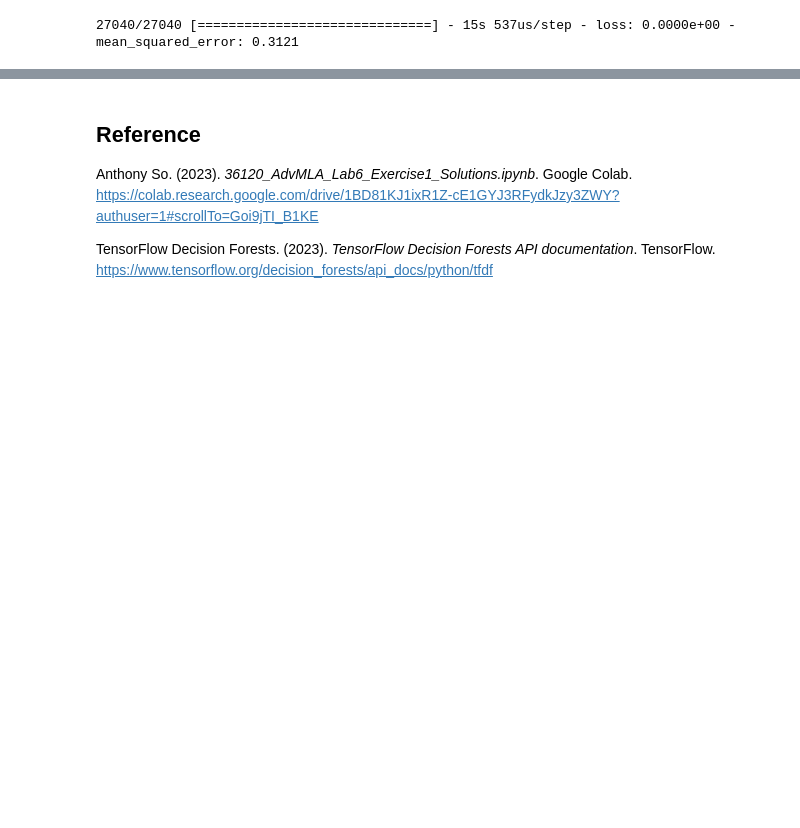
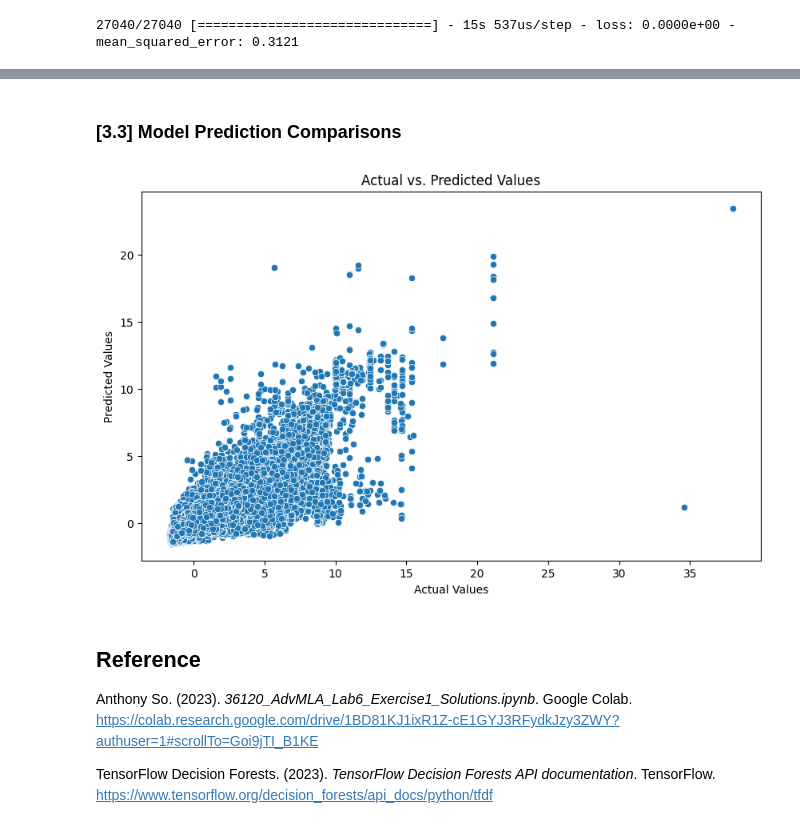
Before and after one commit to wongwara/flight-streamlit-at3, a Jupyter notebook: flight-prediction/notebooks/TT_notebooks/tensor_flow.ipynb, the cells around one changed output, grey strips where cells are left out. Saved outputs shown, nothing was run; the diff lists cells and outputs as text; code cells hidden in the pictures; blank space fills up the shorter version.

Commit message:
visual

```diff
--- a/flight-prediction/notebooks/TT_notebooks/tensor_flow.ipynb
+++ b/flight-prediction/notebooks/TT_notebooks/tensor_flow.ipynb
@@ -212,3 +269,21 @@ joblib.dump(model, '../../models/tfdf.joblib')
+# %% [markdown]
+### [3.3] Model Prediction Comparisons
+# %%
+import seaborn as sns
+import matplotlib.pyplot as plt
+
+# Assuming you have actual test labels (y_test) and predictions (predictions)
+y_test = y_test.ravel()  # Ensure y_test is 1D
+predictions = predictions.ravel()  # Ensure predictions are 1D
+
+plt.figure(figsize=(10, 6))
+sns.scatterplot(x=y_test, y=predictions, palette='pastel')
+plt.xlabel('Actual Values')
+plt.ylabel('Predicted Values')
+plt.title('Actual vs. Predicted Values')
+plt.show()
+# %% [output]
+[figure, added]
 # %% [markdown]
 ## Reference
 
```
Also changed, not shown: parts of 24 cells of this notebook, 20 other files.
